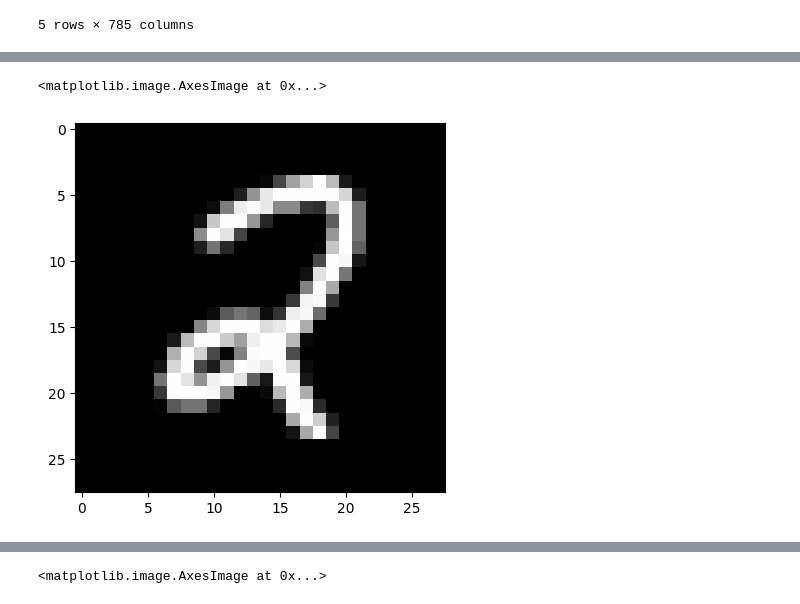
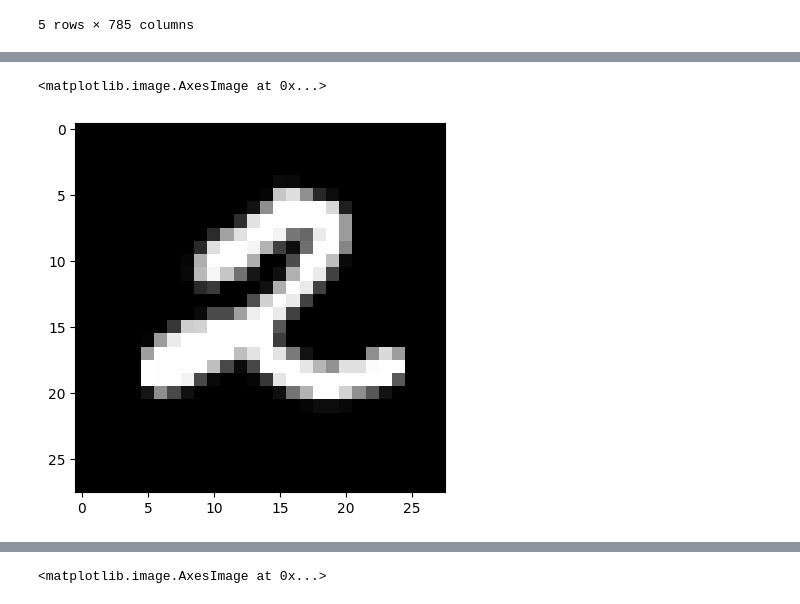
Before and after one commit to tombrooks248/digit_recogniser, a Jupyter notebook: notebooks/Digit_recogniser_precproc_train.ipynb, the cells around one changed output, grey strips where cells are left out. Saved outputs shown, nothing was run; the diff lists cells and outputs as text; code cells hidden in the pictures.

```diff
--- a/notebooks/Digit_recogniser_precproc_train.ipynb
+++ b/notebooks/Digit_recogniser_precproc_train.ipynb
@@ -48,0 +85,9 @@ X_train, X_val, y_train, y_val = train_test_split(df_train, label, test_size= 0.
+# %%
+datagen = ImageDataGenerator(
+    rotation_range=10,
+    zoom_range = 0.10,
+    width_shift_range=0.2,
+    height_shift_range=0.2
+)
+
+datagen.fit(X_train)
@@ -49,5 +100,5 @@ X_train, X_val, y_train, y_val = train_test_split(df_train, label, test_size= 0.
 # %%
-plt.imshow(X_train[100], cmap = "gray")
+plt.imshow(X_train[200], cmap = "gray")
 # %% [output]
 <matplotlib.image.AxesImage at 0x...>
-[figure, old version]
+[figure, new version]
```
Also changed, not shown: parts of 25 cells of this notebook, 4 other files.
